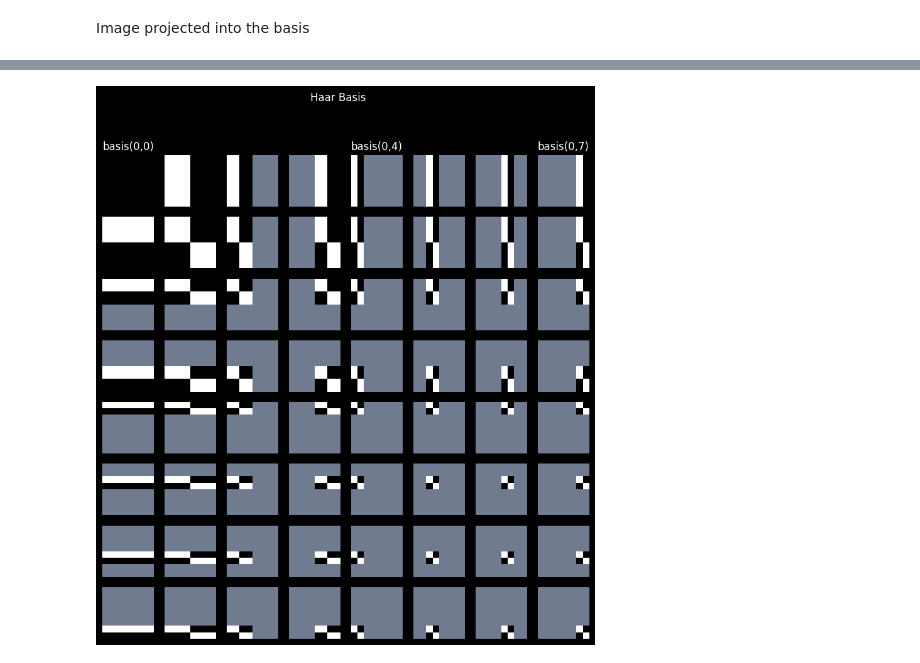
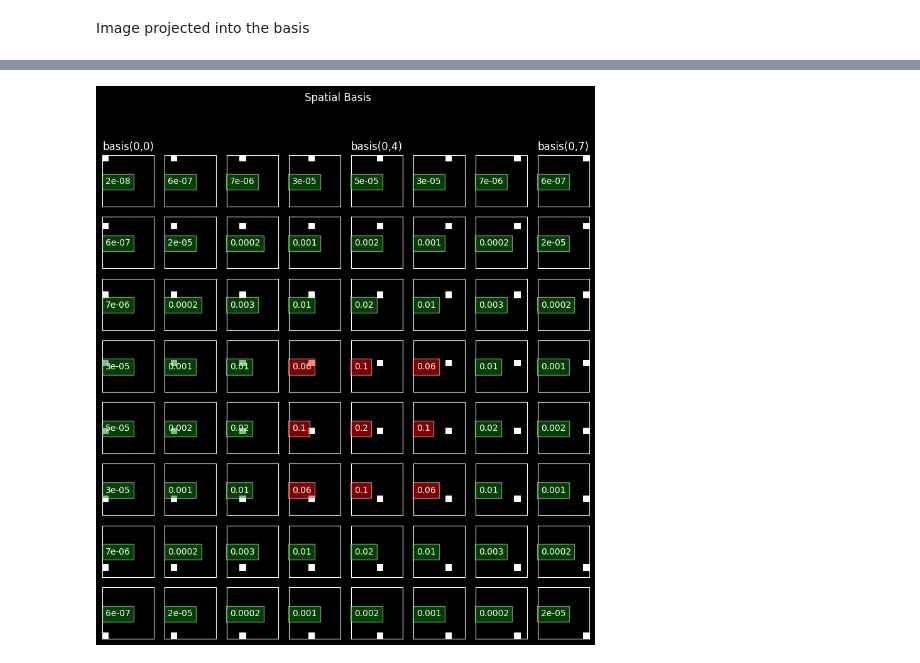
Before and after one commit to leinaxd/NOTES, a Jupyter notebook: digital_image_processing/notebooks/9_unitary_transforms.ipynb, the cells around one changed output, grey strips where cells are left out. Drawn from its saved outputs; the diff is of its cells as text; code cells hidden in the pictures.

```diff
--- a/digital_image_processing/notebooks/9_unitary_transforms.ipynb
+++ b/digital_image_processing/notebooks/9_unitary_transforms.ipynb
@@ -205,8 +192,9 @@ spatial = False #@param {'type':'boolean'}
 fourier = False #@param {'type':'boolean'}
 cosine = False #@param {'type':'boolean'}
 sine = False #@param {'type':'boolean'}
-hadamart = False #@param {'type':'boolean'}
+hadamard = False #@param {'type':'boolean'}
 haar = True #@param {'type':'boolean'}
+NFFT=8
 # Spatial Basis
 if spatial:
     fig, ax = plt.subplots(NFFT, NFFT, figsize=(10, 10))
@@ -252,7 +240,7 @@ if sine:
     ax[ 0, 0].set_title('basis(0,0)')
     ax[ 0, 4].set_title('basis(0,4)')
     ax[ 0, 7].set_title('basis(0,7)')
-if hadamart:
+if hadamard:
     fig, ax = plt.subplots(NFFT, NFFT, figsize=(10, 10))
     for x in range(NFFT):
         for y in range(NFFT):
@@ -274,3 +262,16 @@ if haar:
     ax[ 0, 7].set_title('basis(0,7)');
 # %% [markdown]
 Image projected into the basis
+# %%
+from scipy import ndimage
+plt.style.use('dark_background')
+
+NFFT = 8
+perc = 0.9 #which coeficients have 90% energy
+im = np.zeros((8,8))
+im[4,4]=1
+im = ndimage.gaussian_filter(im, sigma=1)
+
+plt.imshow(im, cmap='gray')
+plt.title('original image')
+plt.axis('off');
@@ -277,19 +280,28 @@ Image projected into the basis
 # %%
 plt.style.use('dark_background')
-spatial = False #@param {'type':'boolean'}
-fourier = False #@param {'type':'boolean'}
-cosine = False #@param {'type':'boolean'}
-sine = False #@param {'type':'boolean'}
-hadamart = False #@param {'type':'boolean'}
+spatial = True #@param {'type':'boolean'}
+fourier = True #@param {'type':'boolean'}
+cosine = True #@param {'type':'boolean'}
+sine = True #@param {'type':'boolean'}
+hadamard = True #@param {'type':'boolean'}
 haar = True #@param {'type':'boolean'}
 # Spatial Basis
 if spatial:
     fig, ax = plt.subplots(NFFT, NFFT, figsize=(10, 10))
+    COEF = np.zeros((NFFT, NFFT))
     for x in range(NFFT):
         for y in range(NFFT):
-            ax[x,y].imshow(basis_spatial(x, y, NFFT), cmap='bone')
+            B, C = basis_spatial(x, y, NFFT,im=im)
+            COEF[x,y]=C[0,0]
+            ax[x,y].imshow(B, cmap='bone')
             ax[x,y].set_xticks([])
             ax[x,y].set_yticks([])
+    percentile = np.percentile(COEF, 100*perc)
+    for x in range(NFFT):
+        for y in range(NFFT):
+            C = COEF[x,y]
+            color = 'green' if C < percentile else 'red'
+            ax[x,y].text(0,NFFT//2,f"{C:.1}",bbox={'facecolor':color,'alpha':0.5})
     fig.suptitle('Spatial Basis')
     ax[ 0, 0].set_title('basis(0,0)')
     ax[ 0, 4].set_title('basis(0,4)')
@@ -297,10 +309,19 @@ if spatial:
 # Fourier Basis
 if fourier:
     fig, ax = plt.subplots(NFFT, NFFT, figsize=(10, 10))
+    COEF = np.zeros((NFFT, NFFT))
     for x in range(NFFT):
         for y in range(NFFT):
-            ax[x,y].imshow(basis_fourier(x, y, NFFT), cmap='bone',vmin=-1, vmax=1)
+            B, C = basis_fourier(x, y, NFFT,im=im)
+            COEF[x,y]=C[0,0]
+            ax[x,y].imshow(B, cmap='bone',vmin=-1, vmax=1)
             ax[x,y].axis('off')
+    percentile = np.percentile(COEF, 100*perc)
+    for x in range(NFFT):
+        for y in range(NFFT):
+            C = COEF[x,y]
+            color = 'green' if C < percentile else 'red'
+            ax[x,y].text(0,NFFT//2,f"{C:.1}",bbox={'facecolor':color,'alpha':0.5})
     fig.suptitle('Fourier Basis')
     ax[ 0, 0].set_title('basis(0,0)')
     ax[ 0, 4].set_title('basis(0,4)')
@@ -308,44 +329,80 @@ if fourier:
 # Cosine Basis
 if cosine:
     fig, ax = plt.subplots(NFFT, NFFT, figsize=(10, 10))
+    COEF = np.zeros((NFFT, NFFT))
     for x in range(NFFT):
         for y in range(NFFT):
-            ax[x,y].imshow(basis_cosine(x, y, NFFT), cmap='bone')
+            B, C = basis_cosine(x, y, NFFT,im=im)
+            COEF[x,y]=C[0,0]
+            ax[x,y].imshow(B, cmap='bone')
             ax[x,y].axis('off')
+    percentile = np.percentile(COEF, 100*perc)
+    for x in range(NFFT):
+        for y in range(NFFT):
+            C = COEF[x,y]
+            color = 'green' if C < percentile else 'red'
+            ax[x,y].text(0,NFFT//2,f"{C:.1}",bbox={'facecolor':color,'alpha':0.5})
     fig.suptitle('Cosine Basis')
     ax[ 0, 0].set_title('basis(0,0)')
     ax[ 0, 4].set_title('basis(0,4)')
     ax[ 0, 7].set_title('basis(0,7)')
 # Cosine Basis
 if sine:
     fig, ax = plt.subplots(NFFT, NFFT, figsize=(10, 10))
+    COEF = np.zeros((NFFT, NFFT))
     for x in range(NFFT):
         for y in range(NFFT):
-            ax[x,y].imshow(basis_sine(x, y, NFFT), cmap='bone')
+            B, C = basis_sine(x, y, NFFT,im=im)
+            COEF[x,y]=C[0,0]
+            ax[x,y].imshow(B, cmap='bone')
             ax[x,y].axis('off')
+    percentile = np.percentile(COEF, 100*perc)
+    for x in range(NFFT):
+        for y in range(NFFT):
+            C = COEF[x,y]
+            color = 'green' if C < percentile else 'red'
+            ax[x,y].text(0,NFFT//2,f"{C:.1}",bbox={'facecolor':color,'alpha':0.5})
     fig.suptitle('Sine Basis')
     ax[ 0, 0].set_title('basis(0,0)')
     ax[ 0, 4].set_title('basis(0,4)')
     ax[ 0, 7].set_title('basis(0,7)')
-if hadamart:
+if hadamard:
     fig, ax = plt.subplots(NFFT, NFFT, figsize=(10, 10))
+    COEF = np.zeros((NFFT, NFFT))
     for x in range(NFFT):
         for y in range(NFFT):
-            ax[x,y].imshow(basis_hadamard(x, y, NFFT), cmap='bone')
+            B, C = basis_hadamard(x, y, NFFT,im=im)
+            COEF[x,y]=C[0,0]
+            ax[x,y].imshow(B, cmap='bone')
             ax[x,y].axis('off')
+    percentile = np.percentile(COEF, 100*perc)
+    for x in range(NFFT):
+        for y in range(NFFT):
+            C = COEF[x,y]
+            color = 'green' if C < percentile else 'red'
+            ax[x,y].text(0,NFFT//2,f"{C:.1}",bbox={'facecolor':color,'alpha':0.5})
     fig.suptitle('Hadamart Basis')
     ax[ 0, 0].set_title('basis(0,0)')
     ax[ 0, 4].set_title('basis(0,4)')
     ax[ 0, 7].set_title('basis(0,7)')
 if haar:
     fig, ax = plt.subplots(NFFT, NFFT, figsize=(10, 10))
+    COEF = np.zeros((NFFT, NFFT))
     for x in range(NFFT):
         for y in range(NFFT):
-            ax[x,y].imshow(basis_haar(x, y, NFFT), cmap='bone')
+            B, C = basis_haar(x, y, NFFT,im=im)
+            COEF[x,y]=C[0,0]
+            ax[x,y].imshow(B, cmap='bone')
             ax[x,y].axis('off')
+    percentile = np.percentile(COEF, 100*perc)
+    for x in range(NFFT):
+        for y in range(NFFT):
+            C = COEF[x,y]
+            color = 'green' if C < percentile else 'red'
+            ax[x,y].text(0,NFFT//2,f"{C:.1}",bbox={'facecolor':color,'alpha':0.5})
     fig.suptitle('Haar Basis')
     ax[ 0, 0].set_title('basis(0,0)')
     ax[ 0, 4].set_title('basis(0,4)')
     ax[ 0, 7].set_title('basis(0,7)')
 # %% [output]
-[figure, old version]
+[figure, new version]
```
Also changed, not shown: parts of 3 cells of this notebook.
